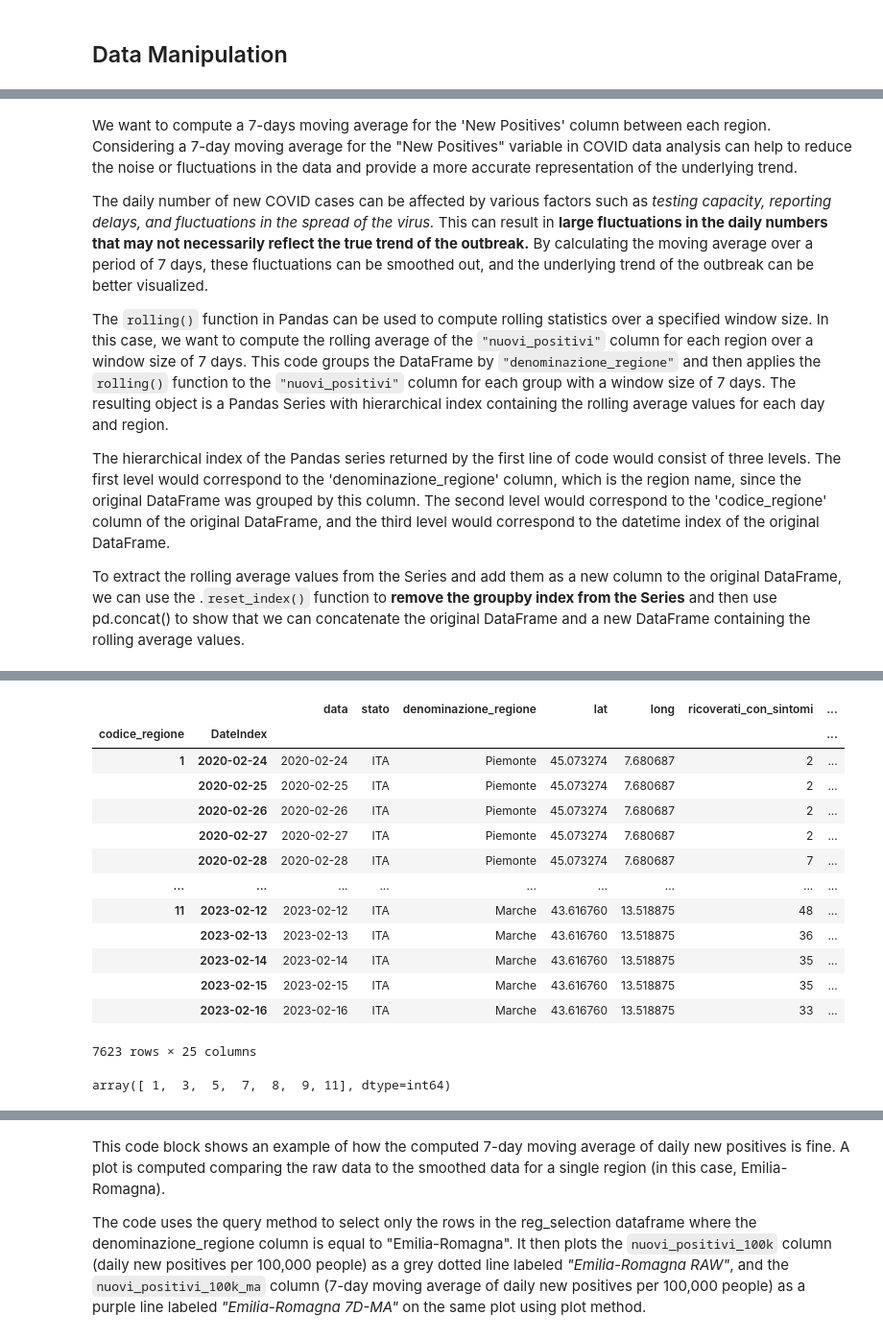
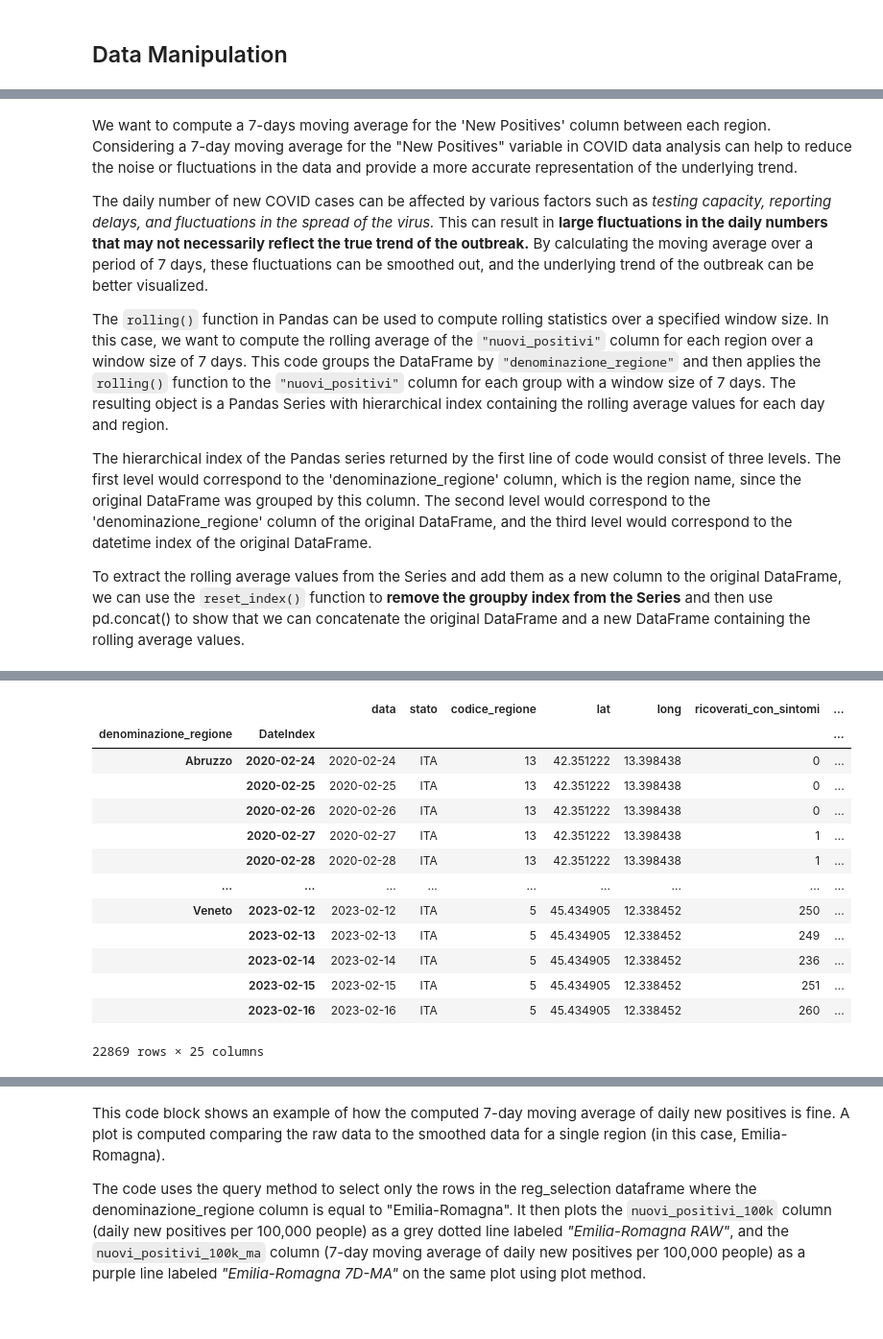
Before and after one commit to zurlog/dpc-covid19, a Jupyter notebook: scripts/dpc-covid19-regions.ipynb, the cells around one changed output, grey strips where cells are left out. Shown: that part at 96% size. Drawn from its saved outputs; the diff is of its cells as text; code cells hidden in the pictures.

```diff
--- a/scripts/dpc-covid19-regions.ipynb
+++ b/scripts/dpc-covid19-regions.ipynb
@@ -24,12 +24,12 @@ try:
         regioni.data = regioni.data.apply(lambda L: L.partition('T')[0])
         regioni['data']=pd.to_datetime(regioni['data'])
         regioni['DateIndex'] = regioni['data']
-        regioni.set_index(['codice_regione','DateIndex'], inplace=True)
+        regioni.set_index(['denominazione_regione','DateIndex'], inplace=True)
         regioni.sort_index(level=[0,1], inplace=True)
-        #regioni.sort_values([regioni.index.name,'data'], inplace=True)
 except FileNotFoundError:
     print("The specified CSV file was not found.")
 
 
-regioni.head()
+display(regioni.tail())
+regioni.info()
 # %% [output]
@@ -114,11 +177,11 @@ The daily number of new COVID cases can be affected by various factors such as *
 The `rolling()` function in Pandas can be used to compute rolling statistics over a specified window size. In this case, we want to compute the rolling average of the `"nuovi_positivi"` column for each region over a window size of 7 days.
 This code groups the DataFrame by `"denominazione_regione"` and then applies the `rolling()` function to the `"nuovi_positivi"` column for each group with a window size of 7 days. The resulting object is a Pandas Series with hierarchical index containing the rolling average values for each day and region.
 
-The hierarchical index of the Pandas series returned by the first line of code would consist of three levels. The first level would correspond to the 'denominazione_regione' column, which is the region name, since the original DataFrame was grouped by this column. The second level would correspond to the 'codice_regione' column of the original DataFrame, and the third level would correspond to the datetime index of the original DataFrame.
+The hierarchical index of the Pandas series returned by the first line of code would consist of three levels. The first level would correspond to the 'denominazione_regione' column, which is the region name, since the original DataFrame was grouped by this column. The second level would correspond to the 'denominazione_regione' column of the original DataFrame, and the third level would correspond to the datetime index of the original DataFrame.
 
-To extract the rolling average values from the Series and add them as a new column to the original DataFrame, we can use the .`reset_index()` function to **remove the groupby index from the Series** and then use pd.concat() to show that we can concatenate the original DataFrame and a new DataFrame containing the rolling average values.
+To extract the rolling average values from the Series and add them as a new column to the original DataFrame, we can use the `reset_index()` function to **remove the groupby index from the Series** and then use pd.concat() to show that we can concatenate the original DataFrame and a new DataFrame containing the rolling average values.
 # %%
-display(reg_selection.groupby('denominazione_regione')['nuovi_positivi'].rolling(7).mean().tail(8))
-reseind = reg_selection.groupby('denominazione_regione')['nuovi_positivi'].rolling(7).mean().reset_index(level=0, drop=True)
-pd.concat([reg_selection, pd.DataFrame(reseind)], axis=1)
+display(regioni.groupby('denominazione_regione')['nuovi_positivi'].rolling(7).mean().tail(8))
+reseind = regioni.groupby('denominazione_regione')['nuovi_positivi'].rolling(7).mean().reset_index(level=0, drop=True)
+pd.concat([regioni, pd.DataFrame(reseind)], axis=1)
 # %% [output]
@@ -134,22 +197,18 @@ Veneto                 5               2023-02-09    563.857143
 Name: nuovi_positivi, dtype: float64
-|  |  | data | stato | denominazione_regione | lat | long | ricoverati_con_sintomi | ... |
-| codice_regione | DateIndex |  |  |  |  |  |  | ... |
-| 1 | 2020-02-24 | 2020-02-24 | ITA | Piemonte | 45.073274 | 7.680687 | 2 | ... |
-|  | 2020-02-25 | 2020-02-25 | ITA | Piemonte | 45.073274 | 7.680687 | 2 | ... |
-|  | 2020-02-26 | 2020-02-26 | ITA | Piemonte | 45.073274 | 7.680687 | 2 | ... |
-|  | 2020-02-27 | 2020-02-27 | ITA | Piemonte | 45.073274 | 7.680687 | 2 | ... |
-|  | 2020-02-28 | 2020-02-28 | ITA | Piemonte | 45.073274 | 7.680687 | 7 | ... |
+|  |  | data | stato | codice_regione | lat | long | ricoverati_con_sintomi | ... |
+| denominazione_regione | DateIndex |  |  |  |  |  |  | ... |
+| Abruzzo | 2020-02-24 | 2020-02-24 | ITA | 13 | 42.351222 | 13.398438 | 0 | ... |
+|  | 2020-02-25 | 2020-02-25 | ITA | 13 | 42.351222 | 13.398438 | 0 | ... |
+|  | 2020-02-26 | 2020-02-26 | ITA | 13 | 42.351222 | 13.398438 | 0 | ... |
+|  | 2020-02-27 | 2020-02-27 | ITA | 13 | 42.351222 | 13.398438 | 1 | ... |
+|  | 2020-02-28 | 2020-02-28 | ITA | 13 | 42.351222 | 13.398438 | 1 | ... |
 | ... | ... | ... | ... | ... | ... | ... | ... | ... |
-| 11 | 2023-02-12 | 2023-02-12 | ITA | Marche | 43.616760 | 13.518875 | 48 | ... |
-|  | 2023-02-13 | 2023-02-13 | ITA | Marche | 43.616760 | 13.518875 | 36 | ... |
-|  | 2023-02-14 | 2023-02-14 | ITA | Marche | 43.616760 | 13.518875 | 35 | ... |
-|  | 2023-02-15 | 2023-02-15 | ITA | Marche | 43.616760 | 13.518875 | 35 | ... |
-|  | 2023-02-16 | 2023-02-16 | ITA | Marche | 43.616760 | 13.518875 | 33 | ... |
+| Veneto | 2023-02-12 | 2023-02-12 | ITA | 5 | 45.434905 | 12.338452 | 250 | ... |
+|  | 2023-02-13 | 2023-02-13 | ITA | 5 | 45.434905 | 12.338452 | 249 | ... |
+|  | 2023-02-14 | 2023-02-14 | ITA | 5 | 45.434905 | 12.338452 | 236 | ... |
+|  | 2023-02-15 | 2023-02-15 | ITA | 5 | 45.434905 | 12.338452 | 251 | ... |
+|  | 2023-02-16 | 2023-02-16 | ITA | 5 | 45.434905 | 12.338452 | 260 | ... |
-7623 rows × 25 columns
+22869 rows × 25 columns
-# %%
-reg_selection.reset_index().codice_regione.unique()
-# %% [output]
-array([ 1,  3,  5,  7,  8,  9, 11], dtype=int64)
 # %%
 import warnings
 
```
Also changed, not shown: parts of 23 cells of this notebook, 9 other files.
